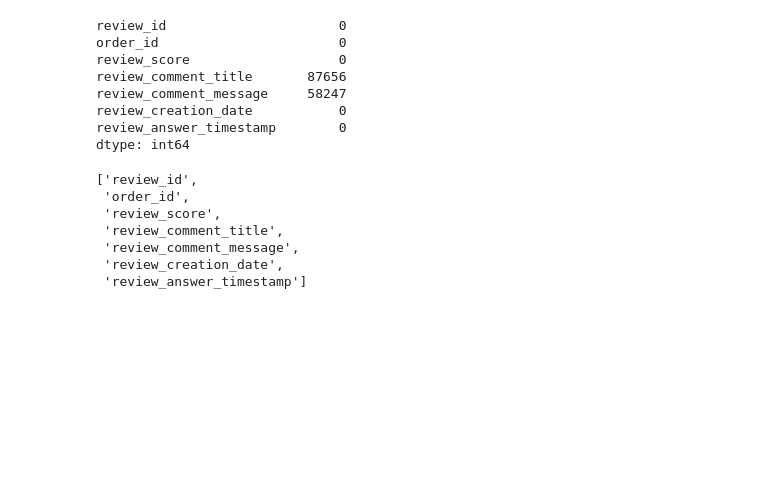
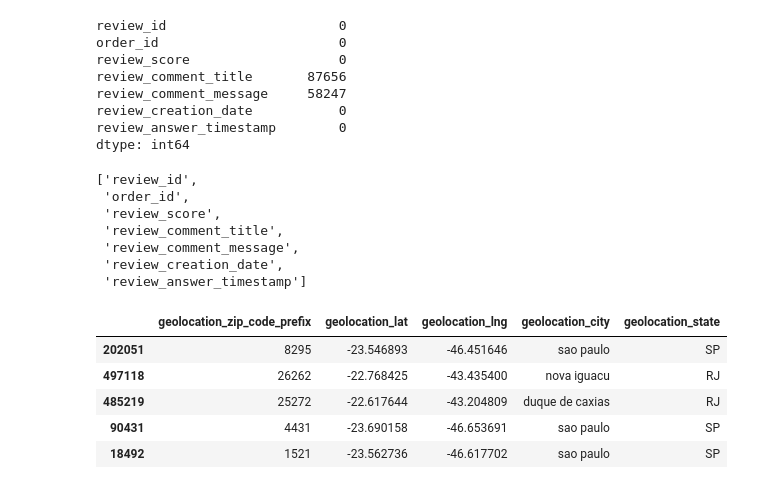
Before and after one commit to kamijoseph/Brazillian-E-Commerce-Analysis, a Jupyter notebook: notebooks/exploration.ipynb, the cells around one changed output. Saved outputs shown, nothing was run; the diff lists cells and outputs as text; code cells hidden in the pictures; blank space fills up the shorter version.

Commit message:
geolocation

```diff
--- a/notebooks/exploration.ipynb
+++ b/notebooks/exploration.ipynb
@@ -150,3 +150,13 @@ reviews.columns.tolist()
  'review_comment_message',
  'review_creation_date',
  'review_answer_timestamp']
+# %%
+geolocation = datasets["geolocation"]
+geolocation.sample(5)
+# %% [output]
+|  | geolocation_zip_code_prefix | geolocation_lat | geolocation_lng | geolocation_city | geolocation_state |
+| 202051 | 8295 | -23.546893 | -46.451646 | sao paulo | SP |
+| 497118 | 26262 | -22.768425 | -43.435400 | nova iguacu | RJ |
+| 485219 | 25272 | -22.617644 | -43.204809 | duque de caxias | RJ |
+| 90431 | 4431 | -23.690158 | -46.653691 | sao paulo | SP |
+| 18492 | 1521 | -23.562736 | -46.617702 | sao paulo | SP |
```
Also changed, not shown: 1 other file.
